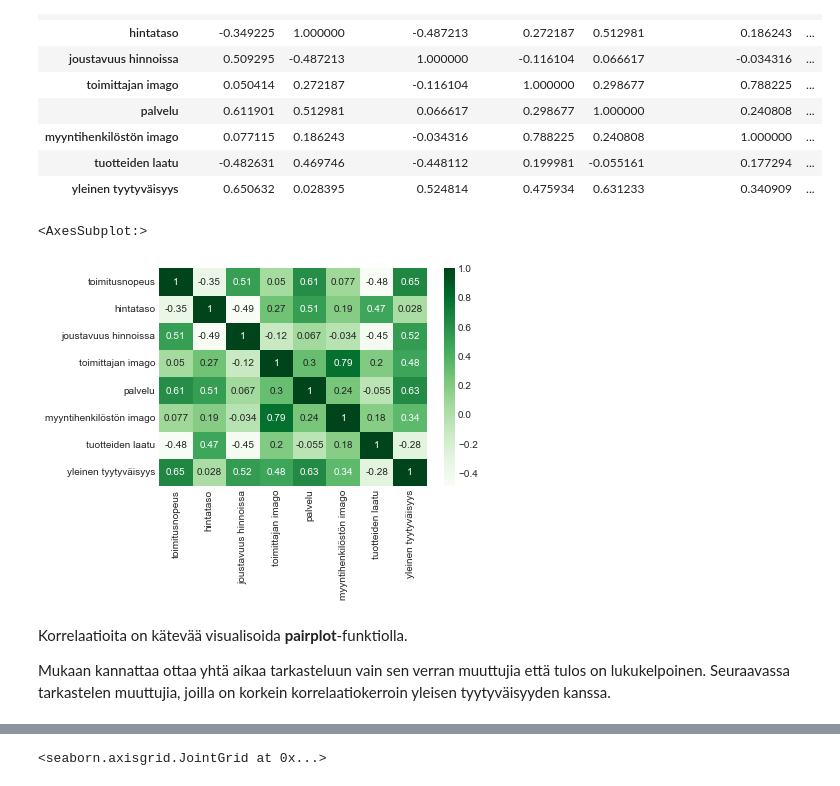
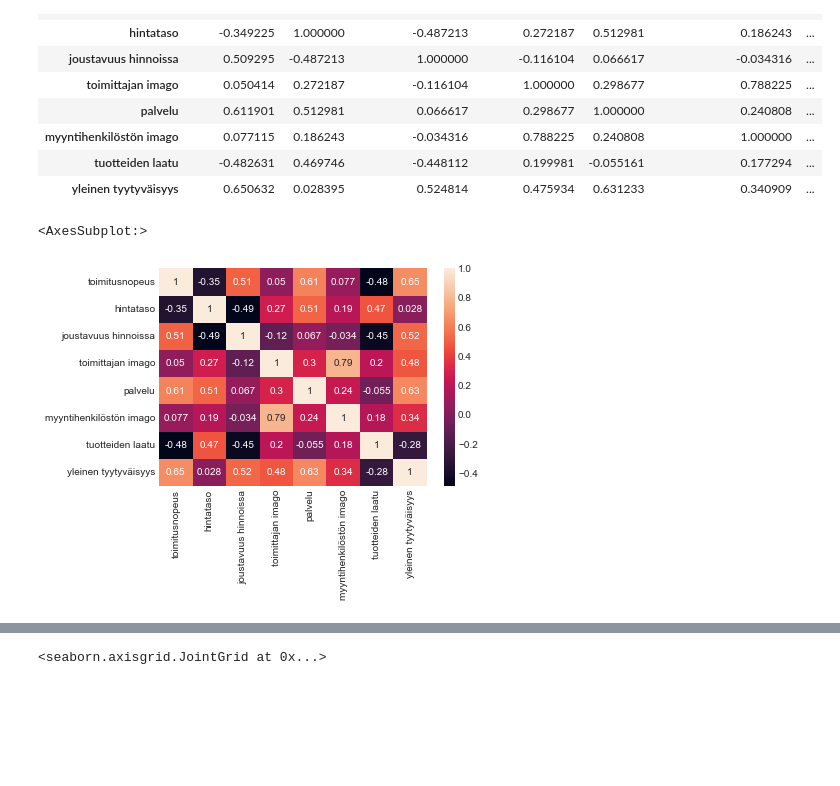
Before and after one commit to taanila/selittava, a Jupyter notebook: korrelaatio.ipynb, the cells around one changed output, grey strips where cells are left out. Saved outputs shown, nothing was run; the diff lists cells and outputs as text; code cells hidden in the pictures; blank space fills up the shorter version.

Commit message:
Korrelaatiokerroin ja hajontakaavio

```diff
--- a/korrelaatio.ipynb
+++ b/korrelaatio.ipynb
@@ -19,7 +16,7 @@ plt.style.use('seaborn-whitegrid')
 # %%
 # Data, jossa yritysasiakkaiden mielikuvia tavarantoimittajayrityksestä
 # Asteikko: 0 = huono - 10 = erinomainen
-df = pd.read_excel('http://taanila.fi/data3.xlsx')
+df = pd.read_excel('https://taanila.fi/data3.xlsx')
 df
 # %% [output]
 |  | nro | toimitusnopeus | hintataso | joustavuus hinnoissa | toimittajan imago | palvelu | ... |
@@ -54,12 +51,8 @@ df.corr()
 # %%
 # Seaborn-kirjaston heatmap värittää korrelaatiokertoimia
 # annot = True näyttää värien lisäksi myös lukuarvot
-sns.heatmap(df.corr(), annot=True, cmap='Greens')
+sns.heatmap(df.corr(), annot=True)
 # %% [output]
 <AxesSubplot:>
-[figure, old version]
+[figure, new version]
-# %% [markdown]
-Korrelaatioita on kätevää visualisoida **pairplot**-funktiolla.
-
-Mukaan kannattaa ottaa yhtä aikaa tarkasteluun vain sen verran muuttujia että tulos on lukukelpoinen. Seuraavassa tarkastelen muuttujia, joilla on korkein korrelaatiokerroin yleisen tyytyväisyyden kanssa.
 # %%
```
Also changed, not shown: parts of 5 cells of this notebook.
